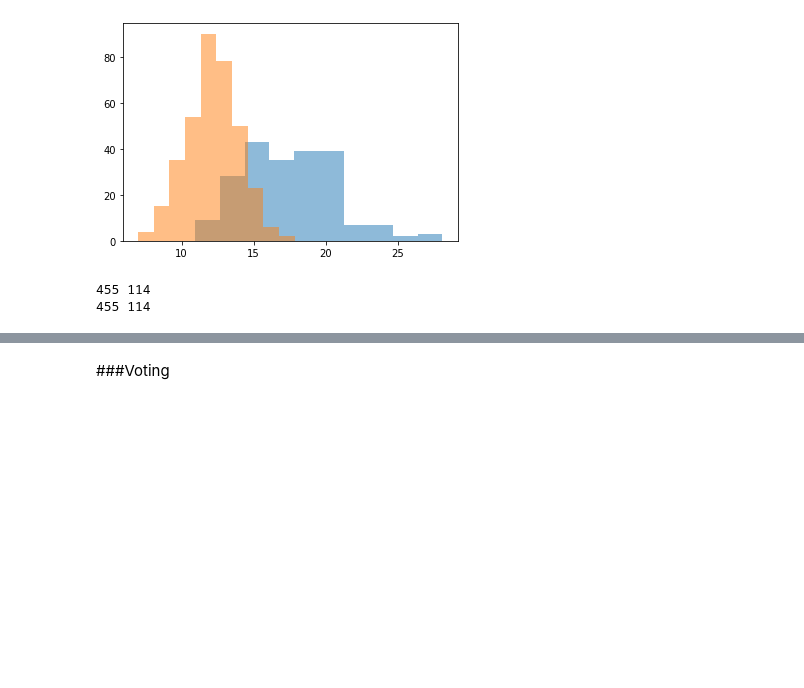
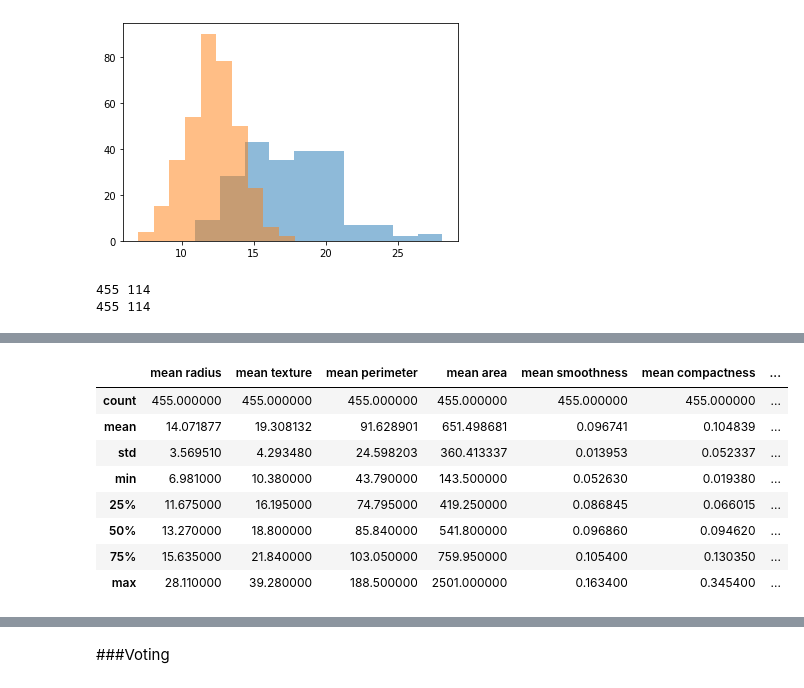
Before and after one commit to coder-penguin/ML, a Jupyter notebook: tutorial/scikit_learn_tutorial_ensamble.ipynb, the cells around one changed output, grey strips where cells are left out. Saved outputs shown, nothing was run; the diff lists cells and outputs as text; code cells hidden in the pictures; blank space fills up the shorter version.

```diff
--- a/tutorial/scikit_learn_tutorial_ensamble.ipynb
+++ b/tutorial/scikit_learn_tutorial_ensamble.ipynb
@@ -115,0 +129,12 @@ print(len(y_train), len(y_test))
+# %%
+df.describe()
+# %% [output]
+|  | mean radius | mean texture | mean perimeter | mean area | mean smoothness | mean compactness | ... |
+| count | 455.000000 | 455.000000 | 455.000000 | 455.000000 | 455.000000 | 455.000000 | ... |
+| mean | 14.071877 | 19.308132 | 91.628901 | 651.498681 | 0.096741 | 0.104839 | ... |
+| std | 3.569510 | 4.293480 | 24.598203 | 360.413337 | 0.013953 | 0.052337 | ... |
+| min | 6.981000 | 10.380000 | 43.790000 | 143.500000 | 0.052630 | 0.019380 | ... |
+| 25% | 11.675000 | 16.195000 | 74.795000 | 419.250000 | 0.086845 | 0.066015 | ... |
+| 50% | 13.270000 | 18.800000 | 85.840000 | 541.800000 | 0.096860 | 0.094620 | ... |
+| 75% | 15.635000 | 21.840000 | 103.050000 | 759.950000 | 0.105400 | 0.130350 | ... |
+| max | 28.110000 | 39.280000 | 188.500000 | 2501.000000 | 0.163400 | 0.345400 | ... |
```
Also changed, not shown: parts of 20 cells of this notebook.
